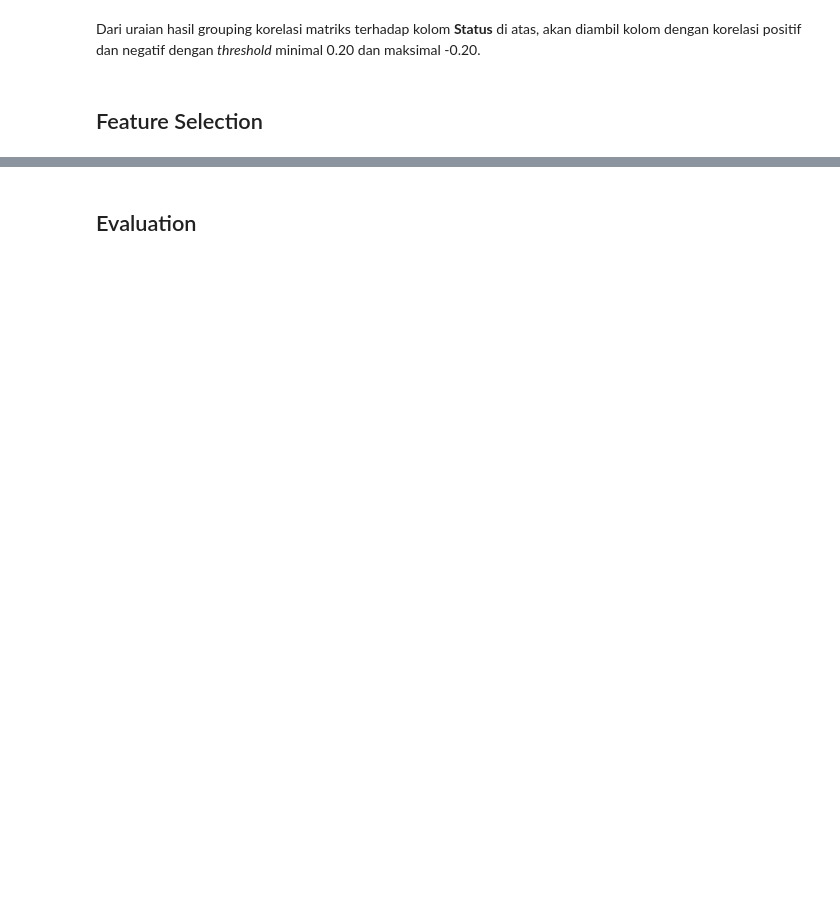
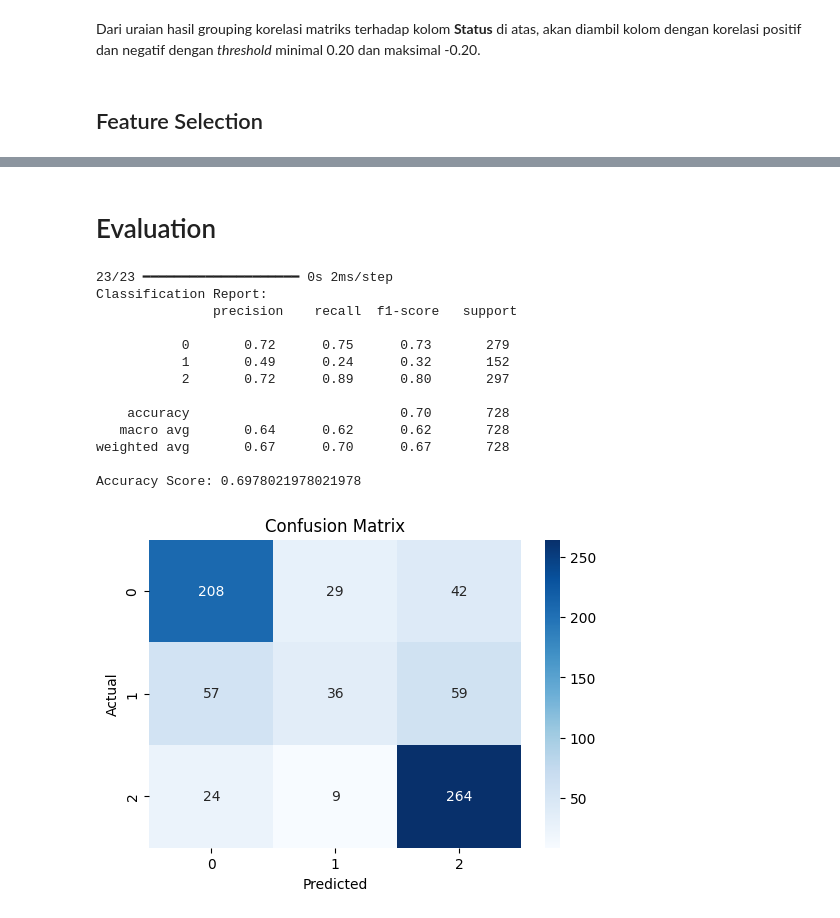
Before and after one commit to ishala/penerapan-data-science, a Jupyter notebook: notebook.ipynb, the cells around one changed output, grey strips where cells are left out. Cells and saved outputs as stored; diff of their text form; code cells hidden in the pictures; blank space fills up the shorter version.

Commit message:
up to evaluation

```diff
--- a/notebook.ipynb
+++ b/notebook.ipynb
@@ -738,0 +742,2 @@ selected_df.head()
+# %%
+x_train, x_test, y_train, y_test = splitting_data_helper(balanced_df)
@@ -738,0 +746,12 @@ selected_df.head()
+# %%
+# Fungsi helper PCA
+def pca_helper(X_train, X_test, n_components=0.95):
+    # PCA untuk reduksi dimensi
+    pca = PCA(n_components=n_components, random_state=42)
+    X_train_pca = pca.fit_transform(X_train)
+    X_test_pca = pca.transform(X_test)
+
+    return X_train_pca, X_test_pca, pca
+# %%
+x_train_pca, x_test_pca, pca = pca_helper(x_train, x_test, n_components=0.99)
+joblib.dump(pca, 'models/pca.pkl')
@@ -742,0 +822,7 @@ Model akan menggunakan *Neural Network Classification* dengan menggunakan *libra
+# %%
+study_nn = optuna.create_study(direction="minimize")
+study_nn.optimize(lambda trial:
+    objective_nn(trial, x_train_pca, y_train, x_test_pca, y_test),
+    n_trials=50
+)
+print("Best NN params:", study_nn.best_params)
@@ -743,2 +891,34 @@ Model akan menggunakan *Neural Network Classification* dengan menggunakan *libra
 # %% [markdown]
-## Evaluation
+# Evaluation
+# %%
+# --- Prediction ---
+y_pred_probs = model.predict(x_test_pca)
+y_pred = np.argmax(y_pred_probs, axis=1)
+
+# --- Evaluation Metrics ---
+print("Classification Report:\n", classification_report(y_test, y_pred))
+print("Accuracy Score:", accuracy_score(y_test, y_pred))
+
+# --- Confusion Matrix ---
+cm = confusion_matrix(y_test, y_pred)
+plt.figure(figsize=(6, 4))
+sns.heatmap(cm, annot=True, fmt='d', cmap='Blues', xticklabels=[0, 1, 2], yticklabels=[0, 1, 2])
+plt.xlabel('Predicted')
+plt.ylabel('Actual')
+plt.title('Confusion Matrix')
+plt.show()
+# %% [output]
+23/23 ━━━━━━━━━━━━━━━━━━━━ 0s 2ms/step
+Classification Report:
+               precision    recall  f1-score   support
+
+           0       0.72      0.75      0.73       279
+           1       0.49      0.24      0.32       152
+           2       0.72      0.89      0.80       297
+
+    accuracy                           0.70       728
+   macro avg       0.64      0.62      0.62       728
+weighted avg       0.67      0.70      0.67       728
+
+Accuracy Score: 0.6978021978021978
+[figure, added]
```
Also changed, not shown: parts of 42 cells of this notebook.
